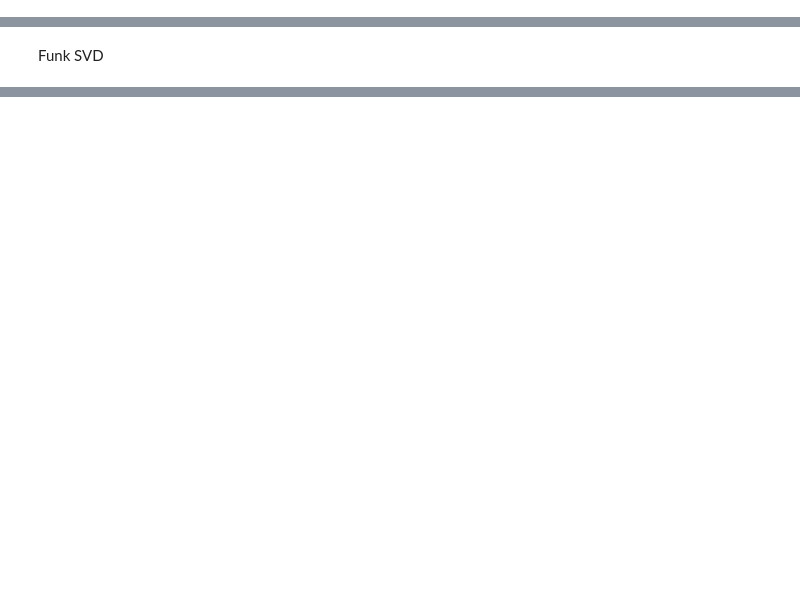
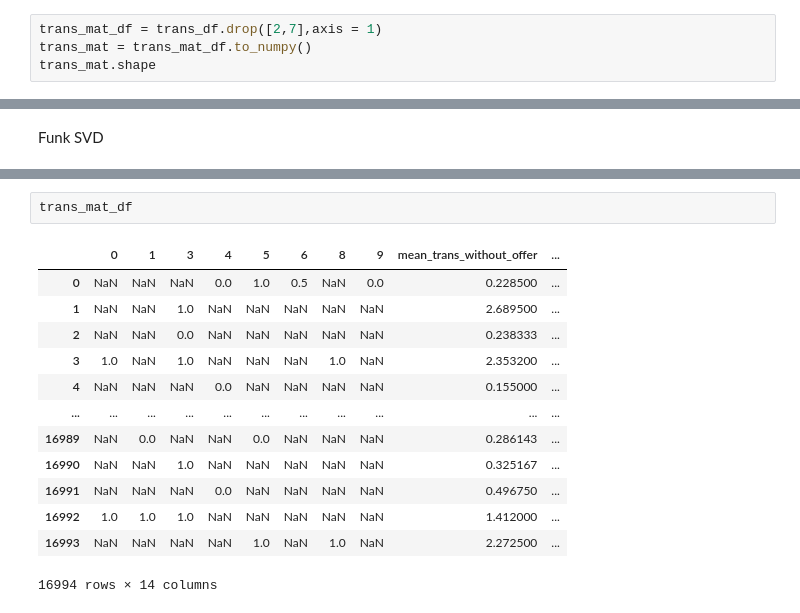
Before and after one commit to venson/starbucks, a Jupyter notebook: Starbucks_Capstone_notebook.ipynb, the cells around one changed output, grey strips where cells are left out. Saved outputs shown, nothing was run; the diff lists cells and outputs as text; blank space fills up the shorter version.

```diff
--- a/Starbucks_Capstone_notebook.ipynb
+++ b/Starbucks_Capstone_notebook.ipynb
@@ -379,0 +414,4 @@ trans_feature.head()
+# %%
+trans_mat_df = trans_df.drop([2,7],axis = 1)
+trans_mat = trans_mat_df.to_numpy()
+trans_mat.shape
@@ -381,0 +579,16 @@ Funk SVD
+# %%
+trans_mat_df
+# %% [output]
+|  | 0 | 1 | 3 | 4 | 5 | 6 | 8 | 9 | mean_trans_without_offer | ... |
+| 0 | NaN | NaN | NaN | 0.0 | 1.0 | 0.5 | NaN | 0.0 | 0.228500 | ... |
+| 1 | NaN | NaN | 1.0 | NaN | NaN | NaN | NaN | NaN | 2.689500 | ... |
+| 2 | NaN | NaN | 0.0 | NaN | NaN | NaN | NaN | NaN | 0.238333 | ... |
+| 3 | 1.0 | NaN | 1.0 | NaN | NaN | NaN | 1.0 | NaN | 2.353200 | ... |
+| 4 | NaN | NaN | NaN | 0.0 | NaN | NaN | NaN | NaN | 0.155000 | ... |
+| ... | ... | ... | ... | ... | ... | ... | ... | ... | ... | ... |
+| 16989 | NaN | 0.0 | NaN | NaN | 0.0 | NaN | NaN | NaN | 0.286143 | ... |
+| 16990 | NaN | NaN | 1.0 | NaN | NaN | NaN | NaN | NaN | 0.325167 | ... |
+| 16991 | NaN | NaN | NaN | 0.0 | NaN | NaN | NaN | NaN | 0.496750 | ... |
+| 16992 | 1.0 | 1.0 | 1.0 | NaN | NaN | NaN | NaN | NaN | 1.412000 | ... |
+| 16993 | NaN | NaN | NaN | NaN | 1.0 | NaN | 1.0 | NaN | 2.272500 | ... |
+16994 rows × 14 columns
```
Also changed, not shown: parts of 27 cells of this notebook.
